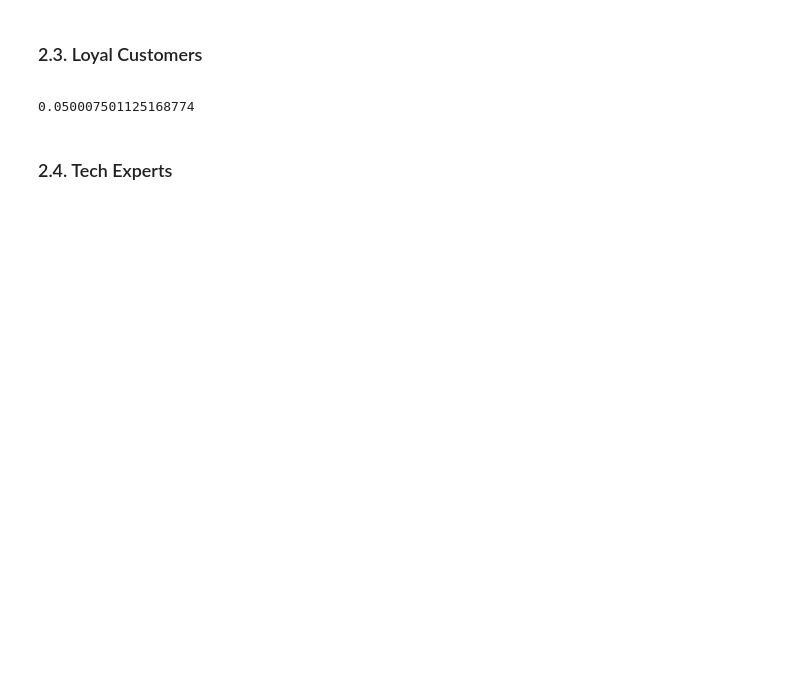
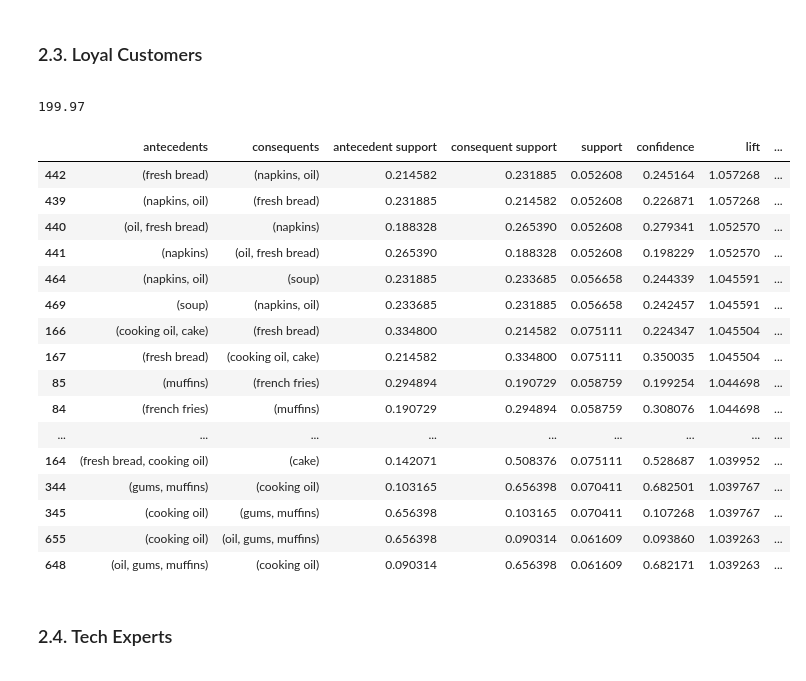
Before and after one commit to shaulleo/ProjetoML, a Jupyter notebook: ML II - Association Rules.ipynb, the cells around one changed output. Drawn from its saved outputs; the diff is of its cells as text; code cells hidden in the pictures; blank space fills up the shorter version.

```diff
--- a/ML II - Association Rules.ipynb
+++ b/ML II - Association Rules.ipynb
@@ -149,12 +149,30 @@ cluster1_rules.sort_values(by='lift', ascending=False).head(30)
 
 </a>
 # %%
-len(cluster2_items)*0.001
+len(cluster2_items)*0.01
 # %% [output]
-0.050007501125168774
+199.97
 # %%
-cluster2_rules = Functions.build_rules(cluster2_items, min_support=0.001, metric='lift', min_threshold=1)
-cluster2_rules.sort_values(by='lift', ascending=False)
+cluster2_rules = Functions.build_rules(cluster2_items, min_support=0.05, metric='lift', min_threshold=1)
+cluster2_rules.sort_values(by='lift', ascending=False).head(30)
+# %% [output]
+|  | antecedents | consequents | antecedent support | consequent support | support | confidence | lift | ... |
+| 442 | (fresh bread) | (napkins, oil) | 0.214582 | 0.231885 | 0.052608 | 0.245164 | 1.057268 | ... |
+| 439 | (napkins, oil) | (fresh bread) | 0.231885 | 0.214582 | 0.052608 | 0.226871 | 1.057268 | ... |
+| 440 | (oil, fresh bread) | (napkins) | 0.188328 | 0.265390 | 0.052608 | 0.279341 | 1.052570 | ... |
+| 441 | (napkins) | (oil, fresh bread) | 0.265390 | 0.188328 | 0.052608 | 0.198229 | 1.052570 | ... |
+| 464 | (napkins, oil) | (soup) | 0.231885 | 0.233685 | 0.056658 | 0.244339 | 1.045591 | ... |
+| 469 | (soup) | (napkins, oil) | 0.233685 | 0.231885 | 0.056658 | 0.242457 | 1.045591 | ... |
+| 166 | (cooking oil, cake) | (fresh bread) | 0.334800 | 0.214582 | 0.075111 | 0.224347 | 1.045504 | ... |
+| 167 | (fresh bread) | (cooking oil, cake) | 0.214582 | 0.334800 | 0.075111 | 0.350035 | 1.045504 | ... |
+| 85 | (muffins) | (french fries) | 0.294894 | 0.190729 | 0.058759 | 0.199254 | 1.044698 | ... |
+| 84 | (french fries) | (muffins) | 0.190729 | 0.294894 | 0.058759 | 0.308076 | 1.044698 | ... |
+| ... | ... | ... | ... | ... | ... | ... | ... | ... |
+| 164 | (fresh bread, cooking oil) | (cake) | 0.142071 | 0.508376 | 0.075111 | 0.528687 | 1.039952 | ... |
+| 344 | (gums, muffins) | (cooking oil) | 0.103165 | 0.656398 | 0.070411 | 0.682501 | 1.039767 | ... |
+| 345 | (cooking oil) | (gums, muffins) | 0.656398 | 0.103165 | 0.070411 | 0.107268 | 1.039767 | ... |
+| 655 | (cooking oil) | (oil, gums, muffins) | 0.656398 | 0.090314 | 0.061609 | 0.093860 | 1.039263 | ... |
+| 648 | (oil, gums, muffins) | (cooking oil) | 0.090314 | 0.656398 | 0.061609 | 0.682171 | 1.039263 | ... |
 # %% [markdown]
 <a class="anchor" id="2.4.-bullet">
 
```
Also changed, not shown: parts of 12 cells of this notebook.
